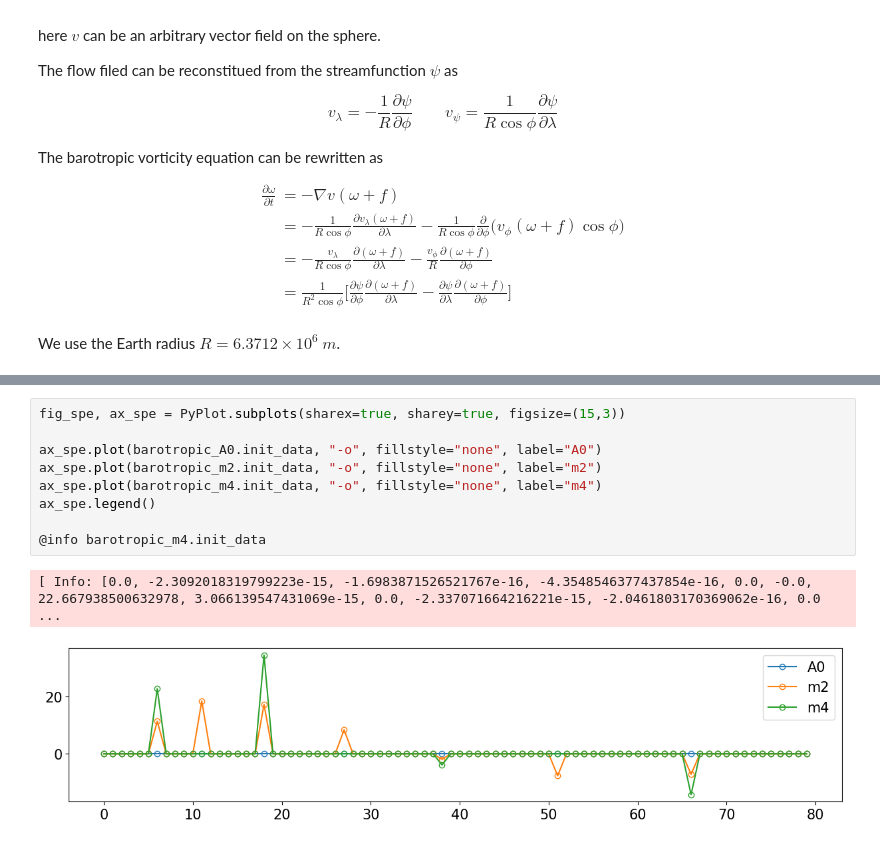
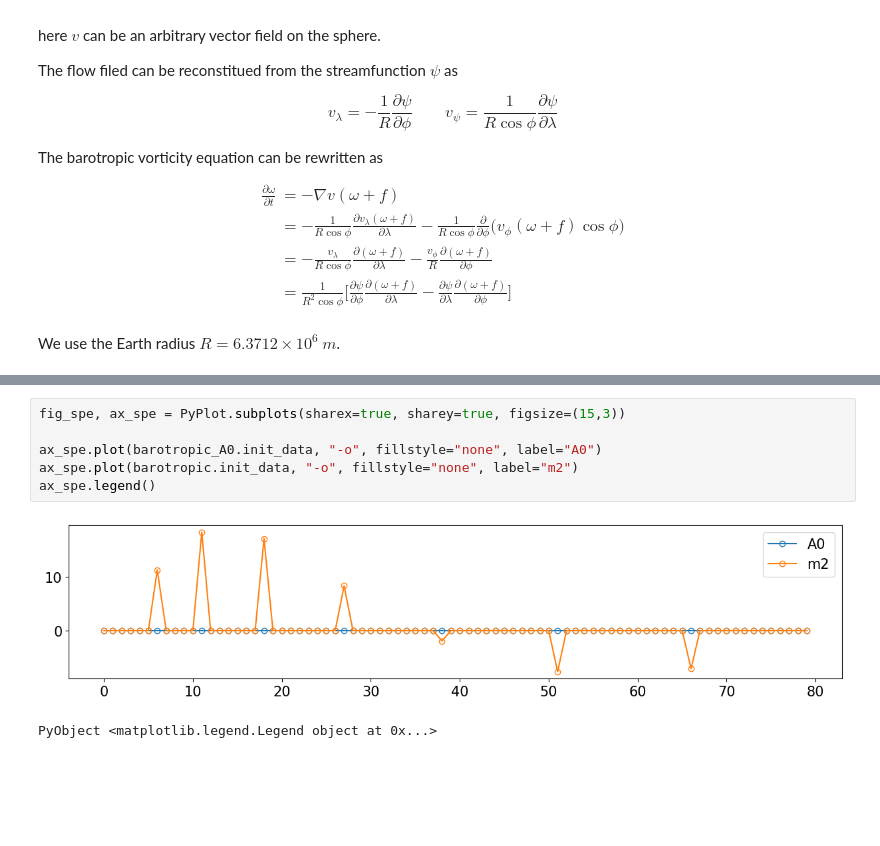
Before and after one commit to PKU-CMEGroup/InverseProblems.jl, a Jupyter notebook: Climate/Barotropic/Barotropic.ipynb, the cells around one changed output, grey strips where cells are left out. Saved outputs shown, nothing was run; the diff lists cells and outputs as text; blank space fills up the shorter version.

```diff
--- a/Climate/Barotropic/Barotropic.ipynb
+++ b/Climate/Barotropic/Barotropic.ipynb
@@ -120,12 +167,9 @@ spe_mesh, obs_raw_data_m4 = Barotropic_Main(barotropic_m4, barotropic_m4.init_da
 # %%
 fig_spe, ax_spe = PyPlot.subplots(sharex=true, sharey=true, figsize=(15,3))
 
 ax_spe.plot(barotropic_A0.init_data, "-o", fillstyle="none", label="A0")
-ax_spe.plot(barotropic_m2.init_data, "-o", fillstyle="none", label="m2")
-ax_spe.plot(barotropic_m4.init_data, "-o", fillstyle="none", label="m4")
+ax_spe.plot(barotropic.init_data, "-o", fillstyle="none", label="m2")
 ax_spe.legend()
-
-@info barotropic_m4.init_data
 # %% [output]
+[figure, new version]
-[ Info: [0.0, -2.3092018319799223e-15, -1.6983871526521767e-16, -4.3548546377437854e-16, 0.0, -0.0, 22.667938500632978, 3.066139547431069e-15, 0.0, -2.337071664216221e-15, -2.0461803170369062e-16, 0.0 ...
+PyObject <matplotlib.legend.Legend object at 0x...>
-[figure, old version]
```
Also changed, not shown: parts of 15 cells of this notebook, 4 other files.
